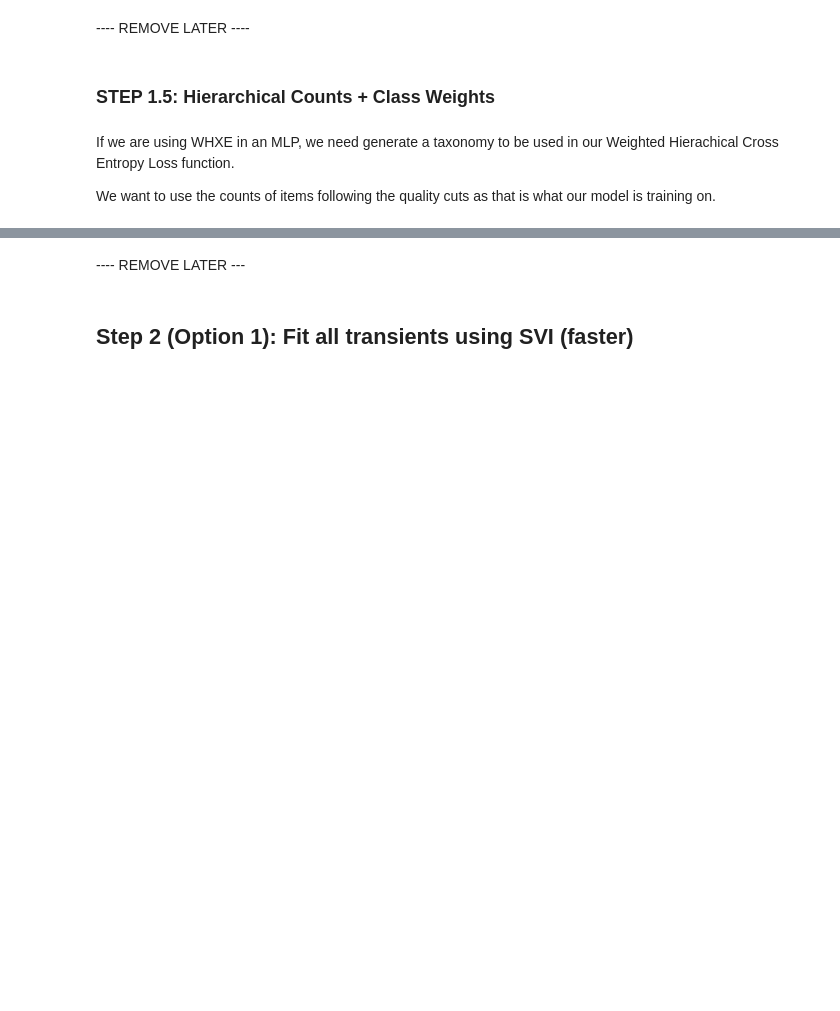
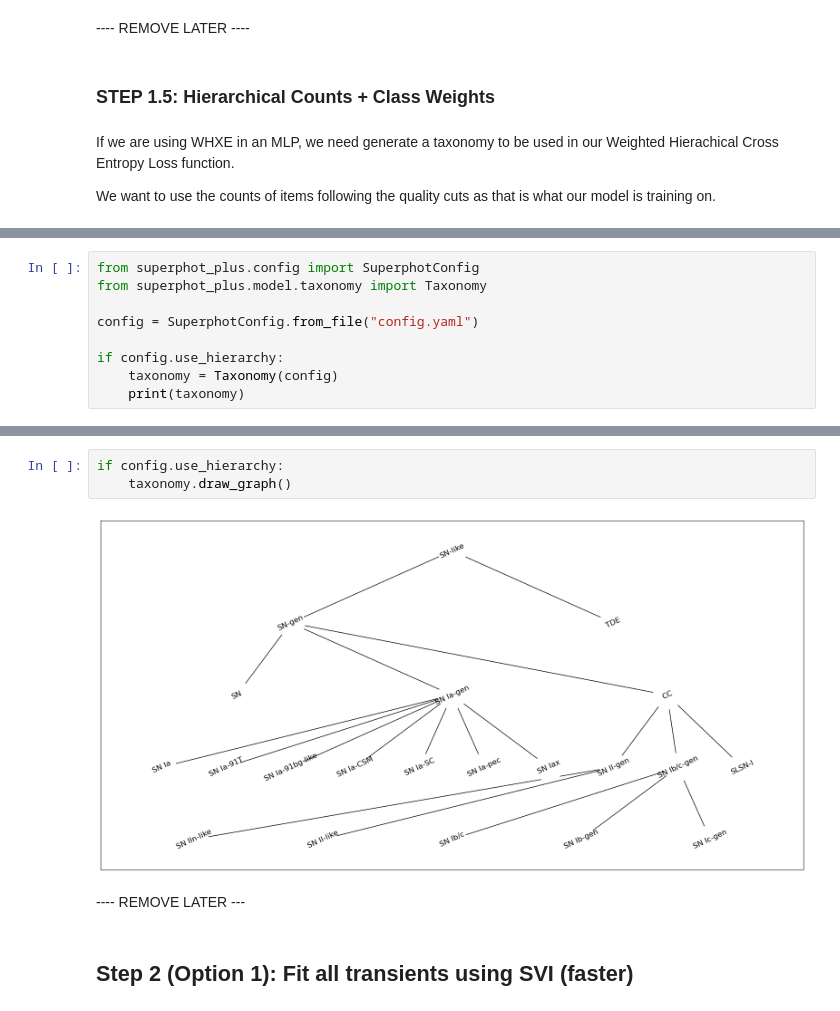
Before and after one commit to Charis-Graham/superphot-plus, a Jupyter notebook: docs/notebooks/full_train_workflow.ipynb, the cells around one changed output, grey strips where cells are left out. Cells and saved outputs as stored; diff of their text form; blank space fills up the shorter version.

```diff
--- a/docs/notebooks/full_train_workflow.ipynb
+++ b/docs/notebooks/full_train_workflow.ipynb
@@ -124,0 +165,9 @@ Need to do:
+# %%
+from superphot_plus.config import SuperphotConfig
+from superphot_plus.model.taxonomy import Taxonomy
+
+config = SuperphotConfig.from_file("config.yaml")
+
+if config.use_hierarchy:
+    taxonomy = Taxonomy(config)
+    print(taxonomy)
@@ -125,3 +181,8 @@ Need to do:
+# %%
+if config.use_hierarchy:
+    taxonomy.draw_graph()
+# %% [output]
+[figure, added]
 # %% [markdown]
 ---- REMOVE LATER ---
 # %% [markdown]
```
Also changed, not shown: parts of 15 cells of this notebook, 5 other files.
